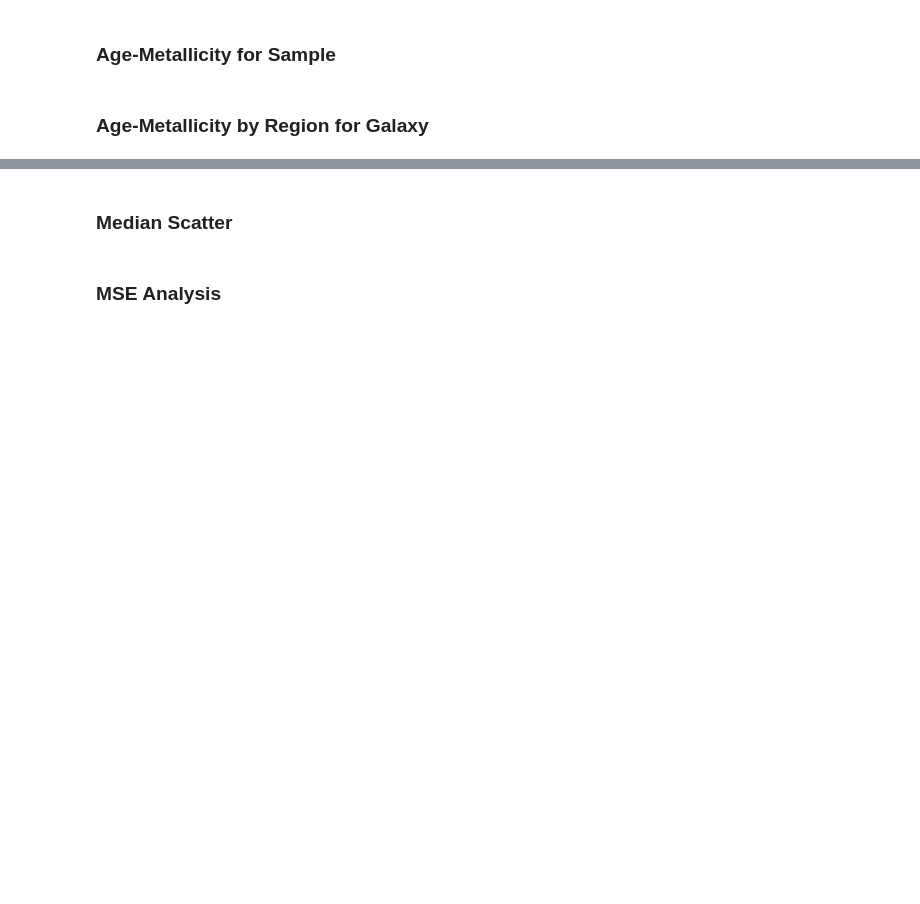
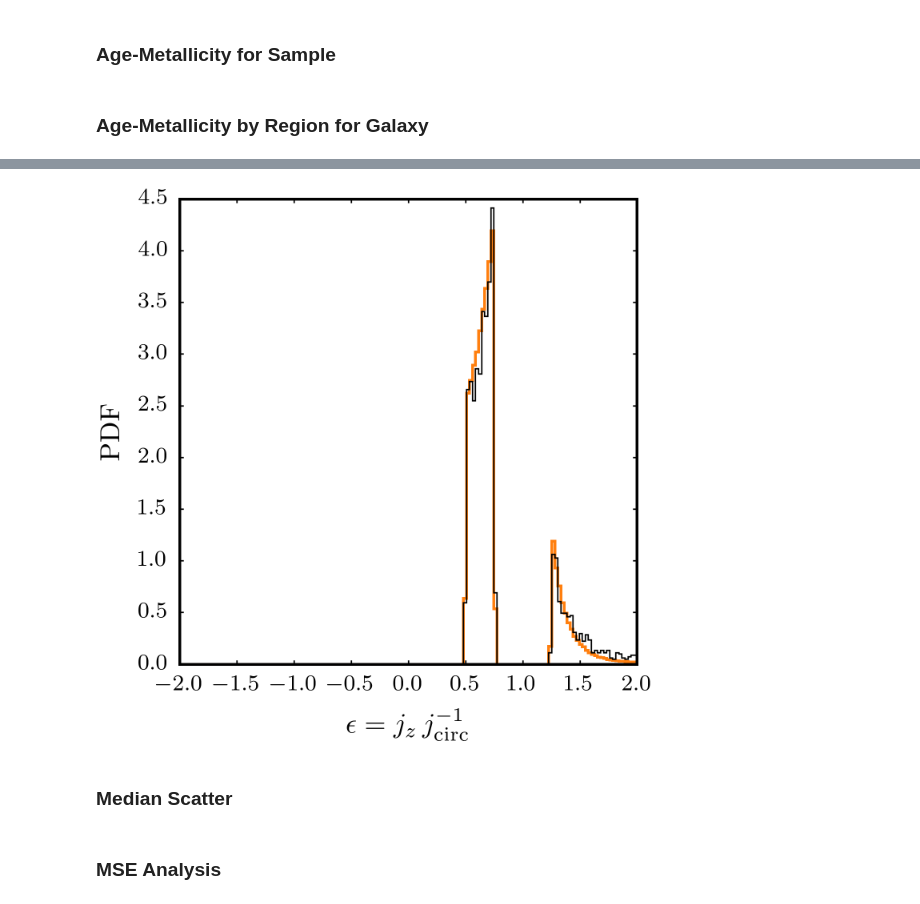
Before and after one commit to ffiza/auriga-metals, a Jupyter notebook: scripts/Age Metallicity Relation.ipynb, the cells around one changed output, grey strips where cells are left out. Drawn from its saved outputs; the diff is of its cells as text; code cells hidden in the pictures; blank space fills up the shorter version.

```diff
--- a/scripts/Age Metallicity Relation.ipynb
+++ b/scripts/Age Metallicity Relation.ipynb
@@ -314,3 +327,23 @@ plt.show()
+# %%
+fig = plt.figure(figsize=(3.0, 3.0))
+gs = fig.add_gridspec(nrows=1, ncols=1, hspace=0.0, wspace=0.0)
+ax = gs.subplots(sharex=True, sharey=False)
+
+ax.set_xlim(-2, 2)
+ax.set_xlabel(r"$\epsilon = j_z \, j_\mathrm{circ}^{-1}$")
+ax.set_ylabel("PDF")
+
+ax.hist(df["Circularity"][(df["ComponentTag"] == 3)],
+        color="tab:orange", density=True, range=(-2, 2),
+        bins=150, histtype="step")
+ax.hist(df["Circularity"][is_overdensity],
+        color="black", density=True, range=(-2, 2),
+        bins=150, histtype="step", lw=0.5)
+
+fig.tight_layout()
+plt.show()
+# %% [output]
+[figure, added]
 # %% [markdown]
 ### Median Scatter
 # %%
```
Also changed, not shown: parts of 5 cells of this notebook.
